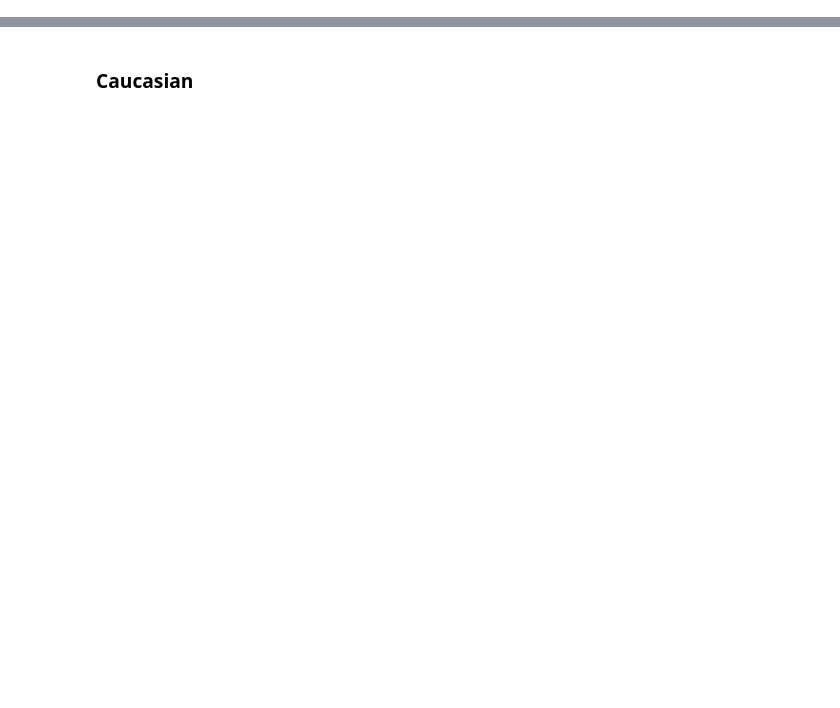
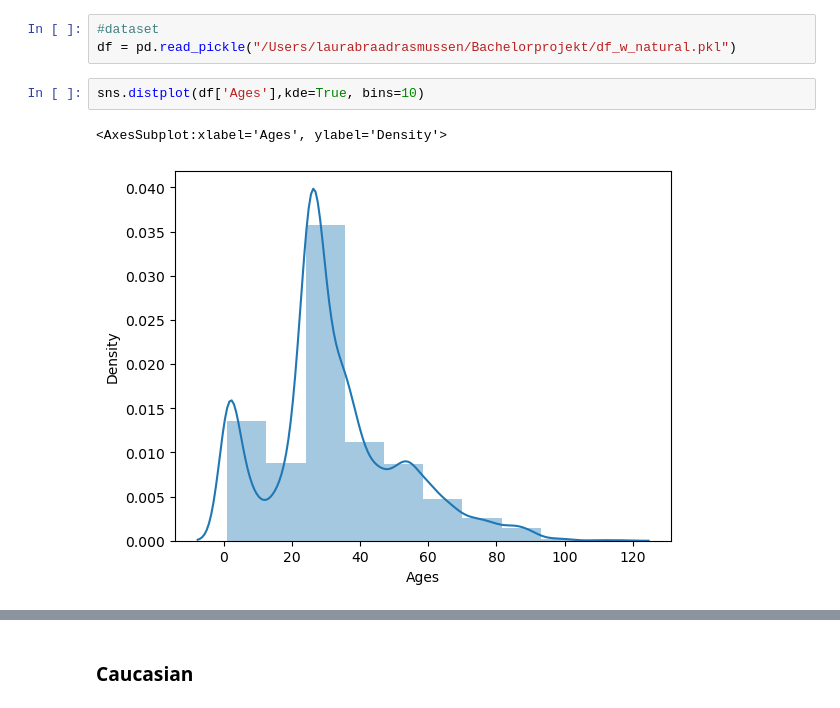
Before and after one commit to Tenna18/Fairness_of_ML, a Jupyter notebook: Facedetection_haarCascade.ipynb, the cells around one changed output, grey strips where cells are left out. Cells and saved outputs as stored; diff of their text form; blank space fills up the shorter version.

```diff
--- a/Facedetection_haarCascade.ipynb
+++ b/Facedetection_haarCascade.ipynb
@@ -154,0 +23,8 @@ sns.countplot(df_not_detected['not_dect_races'])
+# %%
+#dataset
+df = pd.read_pickle("/Users/laurabraadrasmussen/Bachelorprojekt/df_w_natural.pkl")
+# %%
+sns.distplot(df['Ages'],kde=True, bins=10)
+# %% [output]
+<AxesSubplot:xlabel='Ages', ylabel='Density'>
+[figure, added]
```
Also changed, not shown: parts of 75 cells of this notebook, 7 other files.
